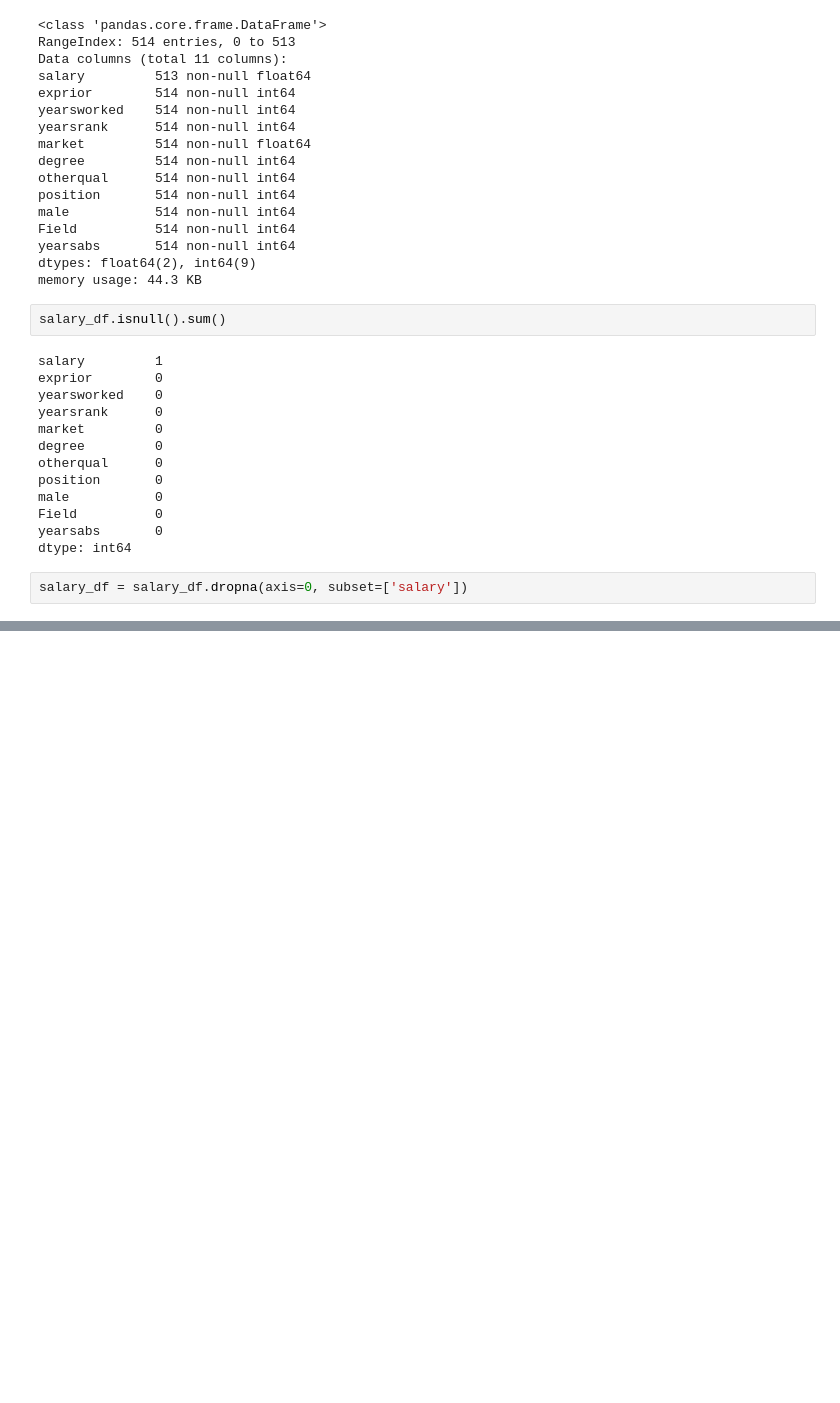
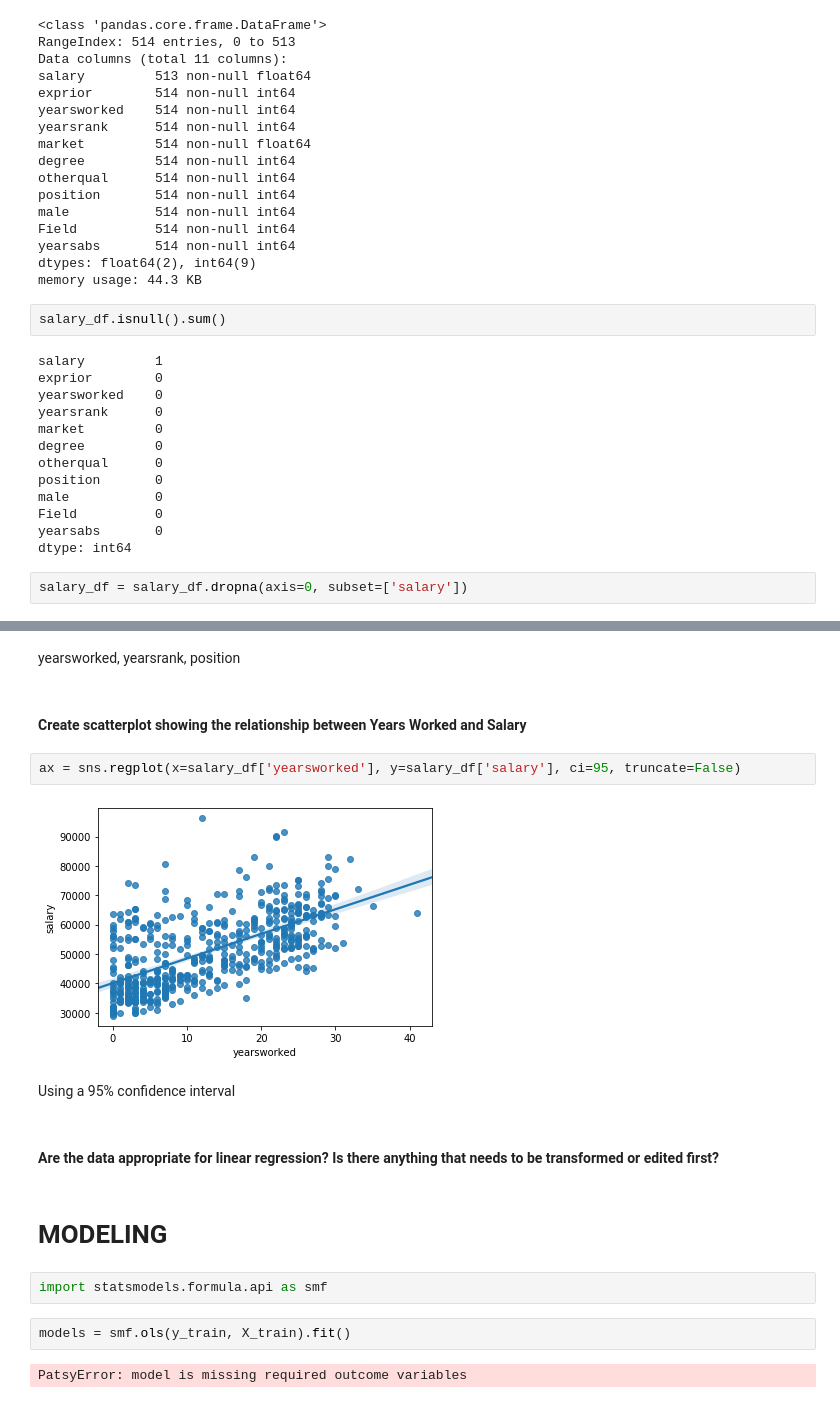
Before and after one commit to codeART96/CROSS-VALIDATION-and-SIMPLE-LINEAR-REGRESSION, a Jupyter notebook: Untitled.ipynb, the cells around one changed output, grey strips where cells are left out. Cells and saved outputs as stored; diff of their text form; blank space fills up the shorter version.

```diff
--- a/Untitled.ipynb
+++ b/Untitled.ipynb
@@ -92,0 +154,20 @@ salary_df
+# %% [markdown]
+yearsworked, yearsrank, position
+# %% [markdown]
+#### Create scatterplot showing the relationship between Years Worked and Salary
+# %%
+ax = sns.regplot(x=salary_df['yearsworked'], y=salary_df['salary'], ci=95, truncate=False)
+# %% [output]
+[figure, added]
+# %% [markdown]
+Using a 95% confidence interval
+# %% [markdown]
+#### Are the data appropriate for linear regression? Is there anything that needs to be transformed or edited first?
+# %% [markdown]
+# MODELING
+# %%
+import statsmodels.formula.api as smf
+# %%
+models = smf.ols(y_train, X_train).fit()
+# %% [output]
+PatsyError: model is missing required outcome variables
```
Also changed, not shown: parts of 30 cells of this notebook, 1 other file.
